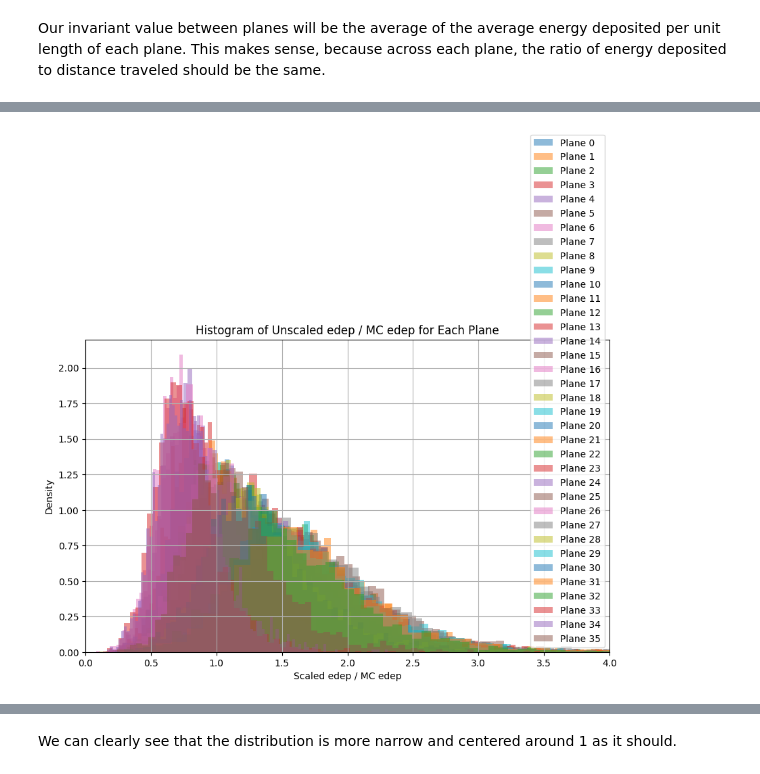
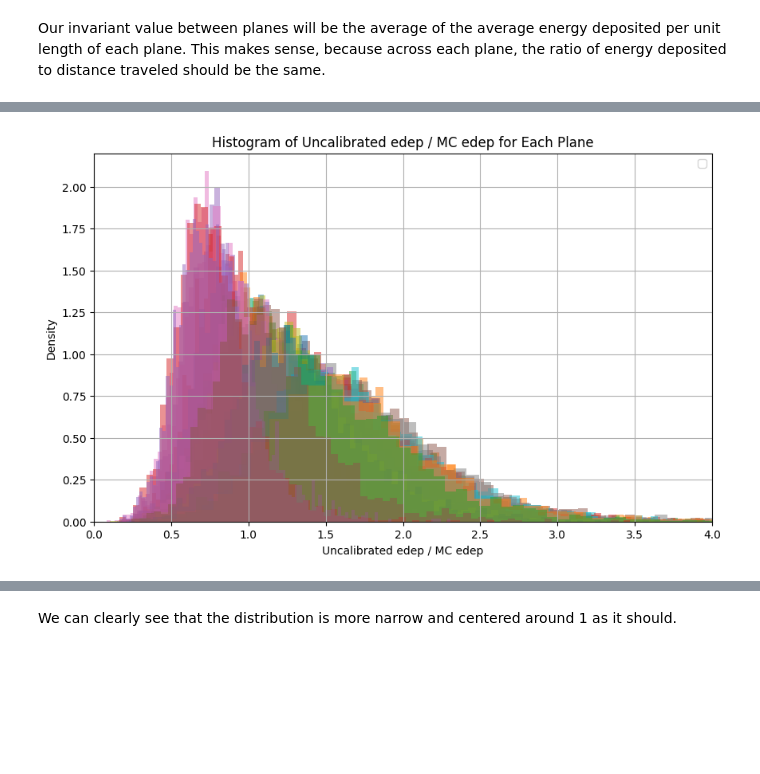
Before and after one commit to cchuster/Mu2e, a Jupyter notebook: main.ipynb, the cells around one changed output, grey strips where cells are left out. Drawn from its saved outputs; the diff is of its cells as text; code cells hidden in the pictures; blank space fills up the shorter version.

```diff
--- a/main.ipynb
+++ b/main.ipynb
@@ -66,14 +79,27 @@ for plane in range(36):
 
 plt.figure(figsize=(10, 6))
 for plane, scaled_de in enumerate(scaled_edep_per_plane):
-    plt.hist(scaled_de, bins=100, alpha=0.5, label=f'Scaled edep Plane {plane}')
-plt.xlabel('Scaled edep')
+    plt.hist(scaled_de, bins=100, alpha=0.5)
+plt.xlabel('Calibrated edep (MeV)')
 plt.ylabel('Frequency')
-plt.title('Histogram of Scaled edep Values')
+plt.title('Histogram of Calibrated edep Values')
 plt.legend()
 plt.grid(True)
 plt.xlim(0.00, 0.006)
 plt.show()
 
 print(normalized_average_dedx_per_plane[0])
+
+plt.figure(figsize=(10, 6))
+for plane in range(36):
+    planeCut = a["plane"][hitCut] == plane
+    unscaled_de = a["edep"][hitCut][planeCut]
+    plt.hist(unscaled_de, bins=100, alpha=0.5)
+plt.xlabel('Uncalibrated edep (MeV)')
+plt.ylabel('Frequency')
+plt.title('Histogram of Uncalibrated edep Values')
+plt.legend()
+plt.grid(True)
+plt.xlim(0.00, 0.006)
+plt.show()
 # %% [output]
@@ -84,23 +111,26 @@ To verify that the scaling works, we can plot the ratio between the unscaled ede
 # %%
 ratio_unscaled_edep_per_plane = []
 for plane in range(36):
     planeCut = a["plane"][hitCut] == plane
     demc = amc["edep"][hitCut][planeCut]
     unscaled_de = a["edep"][hitCut][planeCut]
     ratio = unscaled_de / demc
     ratio_unscaled_edep_per_plane.append(ratio)
 
 plt.figure(figsize=(10, 6))
 for plane, ratio in enumerate(ratio_unscaled_edep_per_plane):
-    plt.hist(ratio, bins=100, alpha=0.5, label=f'Plane {plane}', density=True)
-plt.xlabel('Scaled edep / MC edep')
+    plt.hist(ratio, bins=100, alpha=0.5, density=True)
+plt.xlabel('Uncalibrated edep / MC edep')
 plt.ylabel('Density')
-plt.title('Histogram of Unscaled edep / MC edep for Each Plane')
+plt.title('Histogram of Uncalibrated edep / MC edep for Each Plane')
 plt.legend()
 plt.xlim(0,4)
 plt.grid(True)
+
+# Sum the 36 individual histograms into one histogram
+all_unscaled_de = np.concatenate(ratio_unscaled_edep_per_plane)
 # %% [output]
-[figure, old version]
+[figure, new version]
 # %%
 ratio_scaled_edep_per_plane = []
 for plane in range(36):
```
Also changed, not shown: parts of 14 cells of this notebook.
